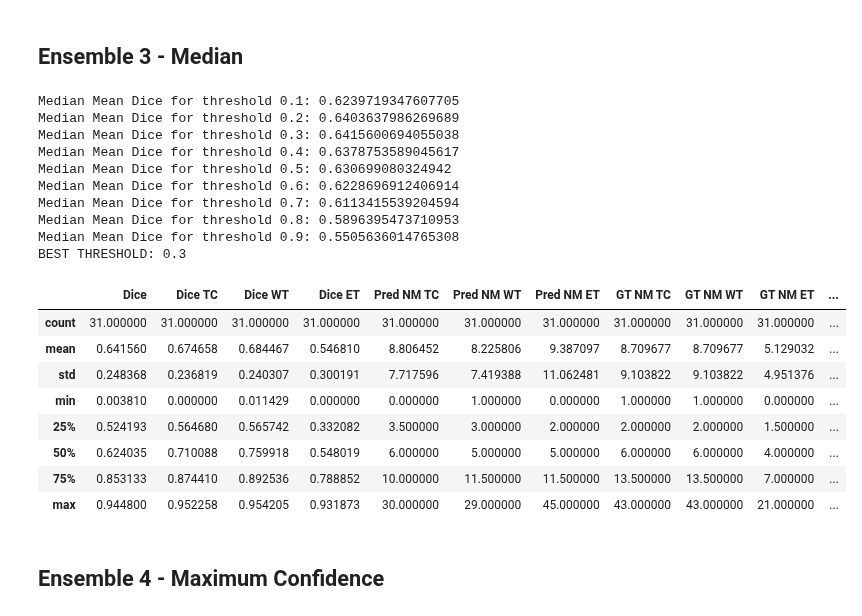
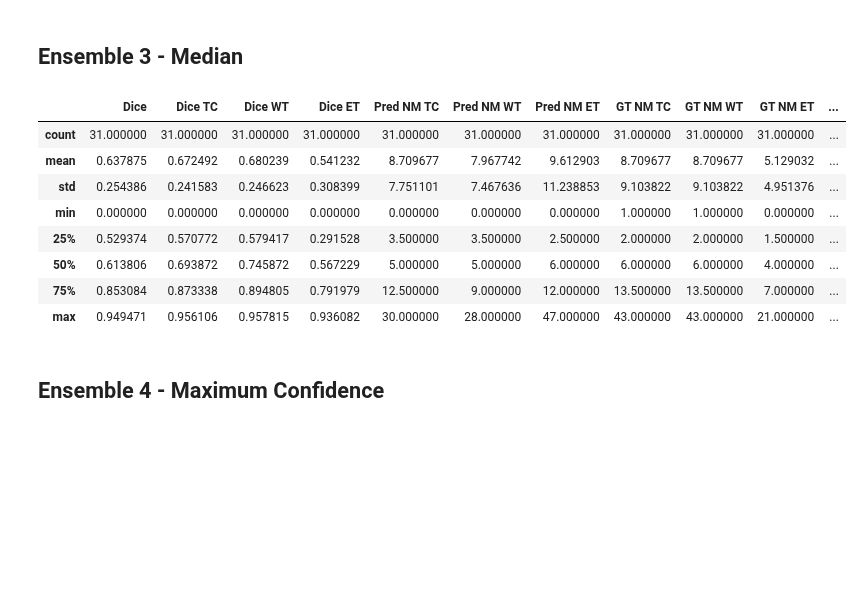
Before and after one commit to NachoGV/Semantic-Segmentation-of-Brain-Metastases-in-MRI-Scans, a Jupyter notebook: ensemble_no_unet.ipynb, the cells around one changed output. Drawn from its saved outputs; the diff is of its cells as text; code cells hidden in the pictures; blank space fills up the shorter version.

```diff
--- a/ensemble_no_unet.ipynb
+++ b/ensemble_no_unet.ipynb
@@ -296,45 +246,25 @@ BEST THRESHOLD: 0.4
 | max | 0.949815 | 0.956011 | 0.959204 | 0.935853 | 30.000000 | 27.000000 | 71.000000 | 43.000000 | 43.000000 | 21.000000 | ... |
 # %% [markdown]
 ## Ensemble 3 - Median
-# %%
-def median(predictions):
-    stacked_predictions = torch.stack(predictions, dim=0)
-    return torch.median(stacked_predictions, dim=0).values
-
-#---------------------------------------------------------#
-
-best_mean = 0
-best_threshold = 0
-df = None
-for threshold in [0.1, 0.2, 0.3, 0.4, 0.5, 0.6, 0.7, 0.8, 0.9]:
-    median_df = ensemble_inference(test_df, median, threshold)
-    mean = median_df['Dice'].mean()
-    print(f'Median Mean Dice for threshold {threshold}: {mean}')
-    if mean > best_mean:
-        best_mean = mean
-        best_threshold = threshold
-        df = median_df
-print(f'BEST THRESHOLD: {best_threshold}')
-df.describe()
-# %% [output]
-Median Mean Dice for threshold 0.1: 0.6239719347607705
-Median Mean Dice for threshold 0.2: 0.6403637986269689
-Median Mean Dice for threshold 0.3: 0.6415600694055038
-Median Mean Dice for threshold 0.4: 0.6378753589045617
-Median Mean Dice for threshold 0.5: 0.630699080324942
-Median Mean Dice for threshold 0.6: 0.6228696912406914
-Median Mean Dice for threshold 0.7: 0.6113415539204594
-Median Mean Dice for threshold 0.8: 0.5896395473710953
-Median Mean Dice for threshold 0.9: 0.5505636014765308
-BEST THRESHOLD: 0.3
-|  | Dice | Dice TC | Dice WT | Dice ET | Pred NM TC | Pred NM WT | Pred NM ET | GT NM TC | GT NM WT | GT NM ET | ... |
-| count | 31.000000 | 31.000000 | 31.000000 | 31.000000 | 31.000000 | 31.000000 | 31.000000 | 31.000000 | 31.000000 | 31.000000 | ... |
-| mean | 0.641560 | 0.674658 | 0.684467 | 0.546810 | 8.806452 | 8.225806 | 9.387097 | 8.709677 | 8.709677 | 5.129032 | ... |
-| std | 0.248368 | 0.236819 | 0.240307 | 0.300191 | 7.717596 | 7.419388 | 11.062481 | 9.103822 | 9.103822 | 4.951376 | ... |
-| min | 0.003810 | 0.000000 | 0.011429 | 0.000000 | 0.000000 | 1.000000 | 0.000000 | 1.000000 | 1.000000 | 0.000000 | ... |
-| 25% | 0.524193 | 0.564680 | 0.565742 | 0.332082 | 3.500000 | 3.000000 | 2.000000 | 2.000000 | 2.000000 | 1.500000 | ... |
-| 50% | 0.624035 | 0.710088 | 0.759918 | 0.548019 | 6.000000 | 5.000000 | 5.000000 | 6.000000 | 6.000000 | 4.000000 | ... |
-| 75% | 0.853133 | 0.874410 | 0.892536 | 0.788852 | 10.000000 | 11.500000 | 11.500000 | 13.500000 | 13.500000 | 7.000000 | ... |
-| max | 0.944800 | 0.952258 | 0.954205 | 0.931873 | 30.000000 | 29.000000 | 45.000000 | 43.000000 | 43.000000 | 21.000000 | ... |
+# %%
+def median(predictions):
+    stacked_predictions = torch.stack(predictions, dim=0)
+    return torch.median(stacked_predictions, dim=0).values
+
+#---------------------------------------------------------#
+
+df = ensemble_inference(test_df, median, threshold=0.4)
+df.to_csv('./outputs/EnsembleNU/ensemble_median.csv', index=False)
+df.describe()
+# %% [output]
+|  | Dice | Dice TC | Dice WT | Dice ET | Pred NM TC | Pred NM WT | Pred NM ET | GT NM TC | GT NM WT | GT NM ET | ... |
+| count | 31.000000 | 31.000000 | 31.000000 | 31.000000 | 31.000000 | 31.000000 | 31.000000 | 31.000000 | 31.000000 | 31.000000 | ... |
+| mean | 0.637875 | 0.672492 | 0.680239 | 0.541232 | 8.709677 | 7.967742 | 9.612903 | 8.709677 | 8.709677 | 5.129032 | ... |
+| std | 0.254386 | 0.241583 | 0.246623 | 0.308399 | 7.751101 | 7.467636 | 11.238853 | 9.103822 | 9.103822 | 4.951376 | ... |
+| min | 0.000000 | 0.000000 | 0.000000 | 0.000000 | 0.000000 | 0.000000 | 0.000000 | 1.000000 | 1.000000 | 0.000000 | ... |
+| 25% | 0.529374 | 0.570772 | 0.579417 | 0.291528 | 3.500000 | 3.500000 | 2.500000 | 2.000000 | 2.000000 | 1.500000 | ... |
+| 50% | 0.613806 | 0.693872 | 0.745872 | 0.567229 | 5.000000 | 5.000000 | 6.000000 | 6.000000 | 6.000000 | 4.000000 | ... |
+| 75% | 0.853084 | 0.873338 | 0.894805 | 0.791979 | 12.500000 | 9.000000 | 12.000000 | 13.500000 | 13.500000 | 7.000000 | ... |
+| max | 0.949471 | 0.956106 | 0.957815 | 0.936082 | 30.000000 | 28.000000 | 47.000000 | 43.000000 | 43.000000 | 21.000000 | ... |
 # %% [markdown]
 ## Ensemble 4 - Maximum Confidence
```
Also changed, not shown: parts of 17 cells of this notebook, 21 other files.
